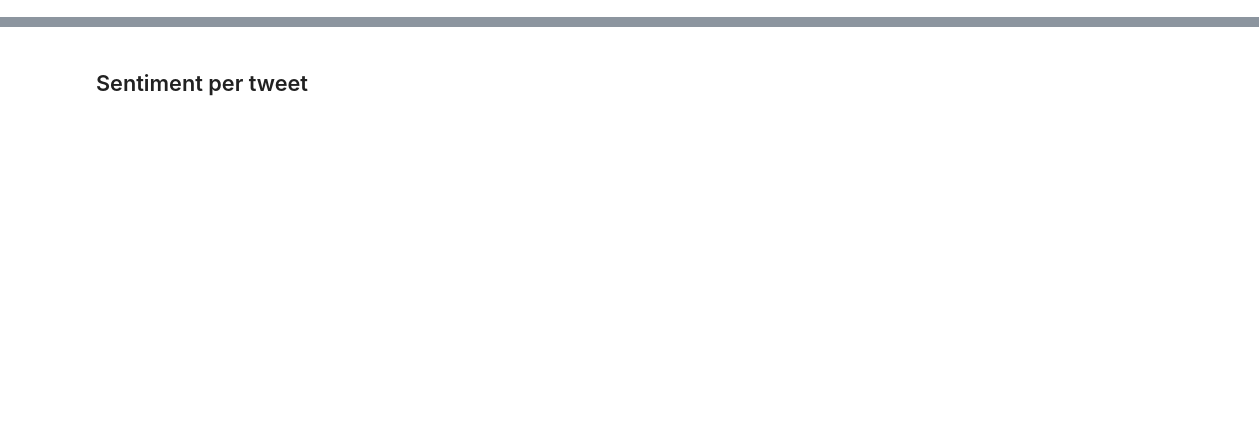
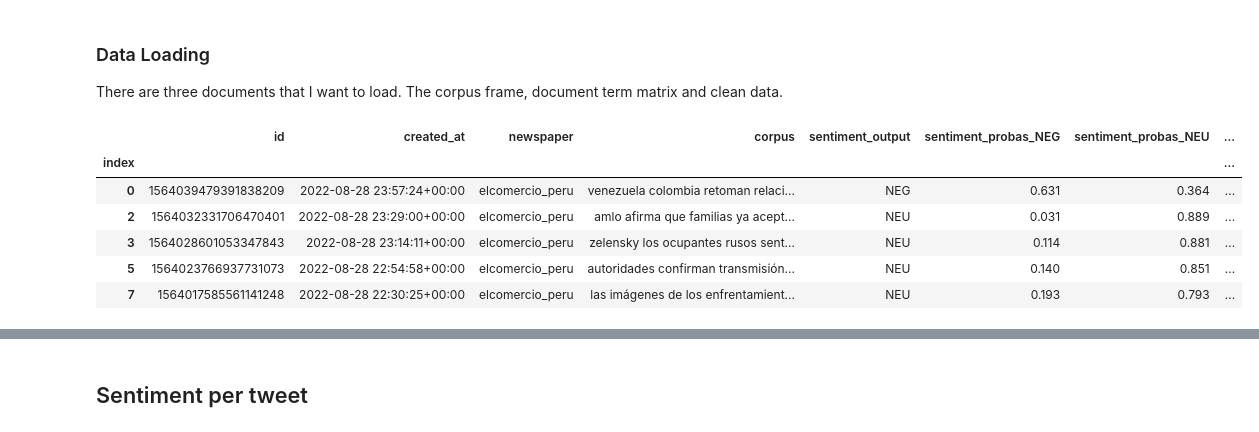
Before and after one commit to drearondov/NLP-newspapersAnalysis, a Jupyter notebook: notebooks/0.3-aerv-sentiment-analysis.ipynb, the cells around one changed output, grey strips where cells are left out. Drawn from its saved outputs; the diff is of its cells as text; code cells hidden in the pictures; blank space fills up the shorter version.

Commit message:
:sparkles: Sentiment analysis done. Inconclusive

```diff
--- a/notebooks/0.3-aerv-sentiment-analysis.ipynb
+++ b/notebooks/0.3-aerv-sentiment-analysis.ipynb
@@ -34,0 +28,11 @@ BASE_DIR = os.environ.get("BASE_DIR")
+# %%
+pd.set_option("display.max_colwidth", 300)
+pd.set_option("display.max_rows", 100)
+pd.set_option("display.max_columns", 50)
+pd.set_option("display.precision", 2)
+pd.set_option("display.float_format",  "{:,.3f}".format)
+
+pio.templates.default = "plotly_white"
+pio.kaleido.scope.default_scale = 2
+
+gruvbox_colors = ["#fabd2f", "#b8bb26", "#458588", "#fe8019", "#b16286", "#fb4943", "#689d6a", "#d79921", "#98971a", "#83a598", "#d65d0e", "#d3869b", "#cc241d", "#8ec07c", "#b57614", "#79740e", "#076678", "#af3a03", "#8f3f71", "#9d0006", "#4d7b58", "#fbf1c7", "#928374", "#282828"]
@@ -34,0 +41,23 @@ BASE_DIR = os.environ.get("BASE_DIR")
+# %% [markdown]
+### Data Loading
+
+There are three documents that I want to load. The corpus frame, document term matrix and clean data.
+# %%
+corpus = pd.read_feather(f"{BASE_DIR}/data/processed/corpus-sentiment-{TIME_STAMPS[0]}-{TIME_STAMPS[-1]}.feather")
+stats_data = pd.read_feather(f"{BASE_DIR}/data/processed/stats_data-{TIME_STAMPS[0]}-{TIME_STAMPS[-1]}.feather")
+top30_df = pd.read_feather(f"{BASE_DIR}/data/processed/top30_df-{TIME_STAMPS[0]}-{TIME_STAMPS[-1]}.feather")
+top30_stats = pd.read_feather(f"{BASE_DIR}/data/processed/top30-stats-{TIME_STAMPS[0]}-{TIME_STAMPS[-1]}.feather")
+# %%
+top30_stats.set_index("index", inplace=True)
+corpus.set_index("index", inplace=True)
+stats_data.set_index("index", inplace=True)
+# %%
+corpus.head()
+# %% [output]
+|  | id | created_at | newspaper | corpus | sentiment_output | sentiment_probas_NEG | sentiment_probas_NEU | ... |
+| index |  |  |  |  |  |  |  | ... |
+| 0 | 1564039479391838209 | 2022-08-28 23:57:24+00:00 | elcomercio_peru | venezuela colombia retoman relaci... | NEG | 0.631 | 0.364 | ... |
+| 2 | 1564032331706470401 | 2022-08-28 23:29:00+00:00 | elcomercio_peru | amlo afirma que familias ya acept... | NEU | 0.031 | 0.889 | ... |
+| 3 | 1564028601053347843 | 2022-08-28 23:14:11+00:00 | elcomercio_peru | zelensky los ocupantes rusos sent... | NEU | 0.114 | 0.881 | ... |
+| 5 | 1564023766937731073 | 2022-08-28 22:54:58+00:00 | elcomercio_peru | autoridades confirman transmisión... | NEU | 0.140 | 0.851 | ... |
+| 7 | 1564017585561141248 | 2022-08-28 22:30:25+00:00 | elcomercio_peru | las imágenes de los enfrentamient... | NEU | 0.193 | 0.793 | ... |
```
Also changed, not shown: parts of 65 cells of this notebook, 10 other files.
